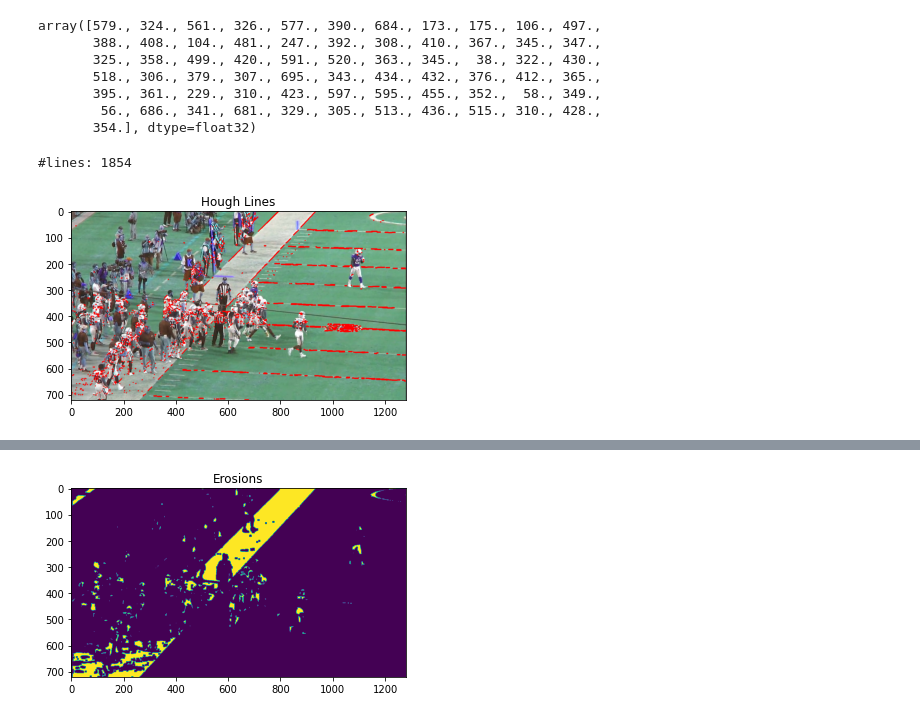
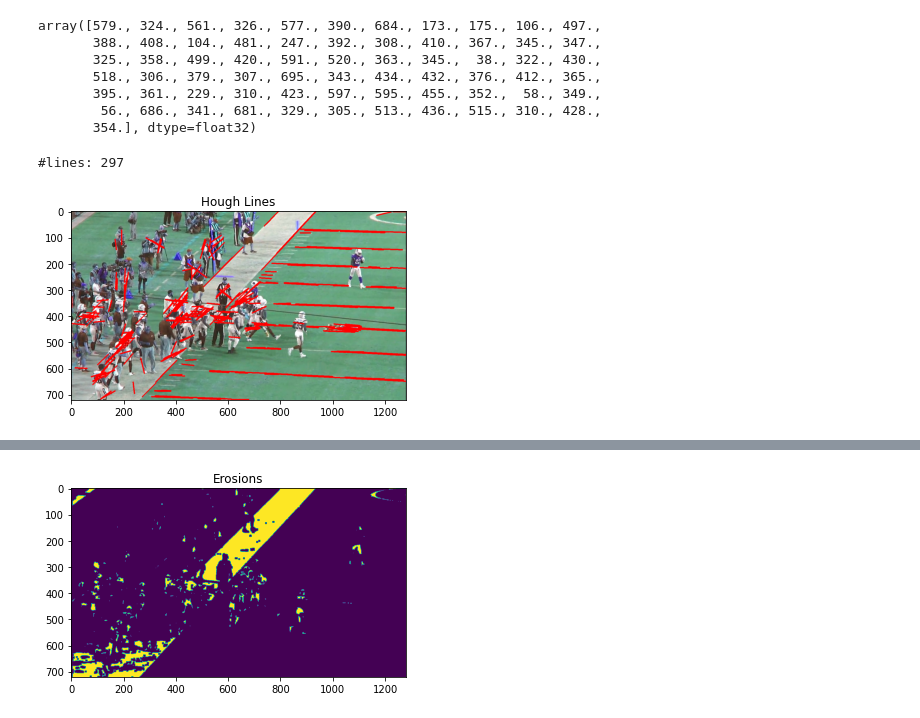
Before and after one commit to prenassipaolo/kaggle_nfl_2021, a Jupyter notebook: test_notebook_hough.ipynb, the cells around one changed output, grey strips where cells are left out. Drawn from its saved outputs; the diff is of its cells as text; code cells hidden in the pictures.

```diff
--- a/test_notebook_hough.ipynb
+++ b/test_notebook_hough.ipynb
@@ -108,7 +109,7 @@ https://opencv24-python-tutorials.readthedocs.io/en/latest/py_tutorials/py_imgpr
 minLineLength = 100
 maxLineGap = 5
 #lines = cv2.HoughLinesP(edges, 1, np.pi/180, 100, minLineLength, maxLineGap)
-lines = cv2.HoughLines(edges, 1, np.pi/180, 200)
+h, theta = cv2.HoughLines(dilated, 1, np.pi/180, 500)
 
 # Green color in BGR
 LINE_COLOR = (255, 0, 0)
@@ -197,25 +198,42 @@ array([579., 324., 561., 326., 577., 390., 684., 173., 175., 106., 497.,
         56., 686., 341., 681., 329., 305., 513., 436., 515., 310., 428.,
        354.], dtype=float32)
 # %%
-minLineLength = 300#100
-maxLineGap = 0#5
-lines = cv2.HoughLinesP(edges, 1, np.pi/180, 150, minLineLength, maxLineGap)
+minLineLength = 40#100
+maxLineGap = 5#5
+
+lines = cv2.HoughLinesP(edges, 1, np.pi/180, 20, minLineLength, maxLineGap)
+
+
+rho = 1  # distance resolution in pixels of the Hough grid
+theta = np.pi / 180  # angular resolution in radians of the Hough grid
+threshold = 50 # minimum number of votes (intersections in Hough grid cell)
+min_line_length = 40  # minimum number of pixels making up a line
+max_line_gap = 5  # maximum gap in pixels between connectable line segments
+
+# Run Hough on edge detected image
+# Output "lines" is an array containing endpoints of detected line segments
+
+lines = cv2.HoughLinesP(dilated, rho, theta, threshold, np.array([]), min_line_length, max_line_gap)
+
+
+
+
 
 
 # Green color in BGR
 LINE_COLOR = (255, 0, 0)
 
 print('#lines:', len(lines))
 img = path_to_img(EXAMPLE_IMG_PATH)
 for l in lines:
     for x1, y1, x2, y2 in l:
         # cv2.line(image, start_point, end_point, color, thickness)
         cv2.line(img, (x1,y1), (x2,y2), LINE_COLOR, 3)
 
 
 plt.imshow(img)
 plt.title('Hough Lines')
 plt.show()
 # %% [output]
-#lines: 1854
+#lines: 297
-[figure, old version]
+[figure, new version]
```
Also changed, not shown: parts of 12 cells of this notebook.
